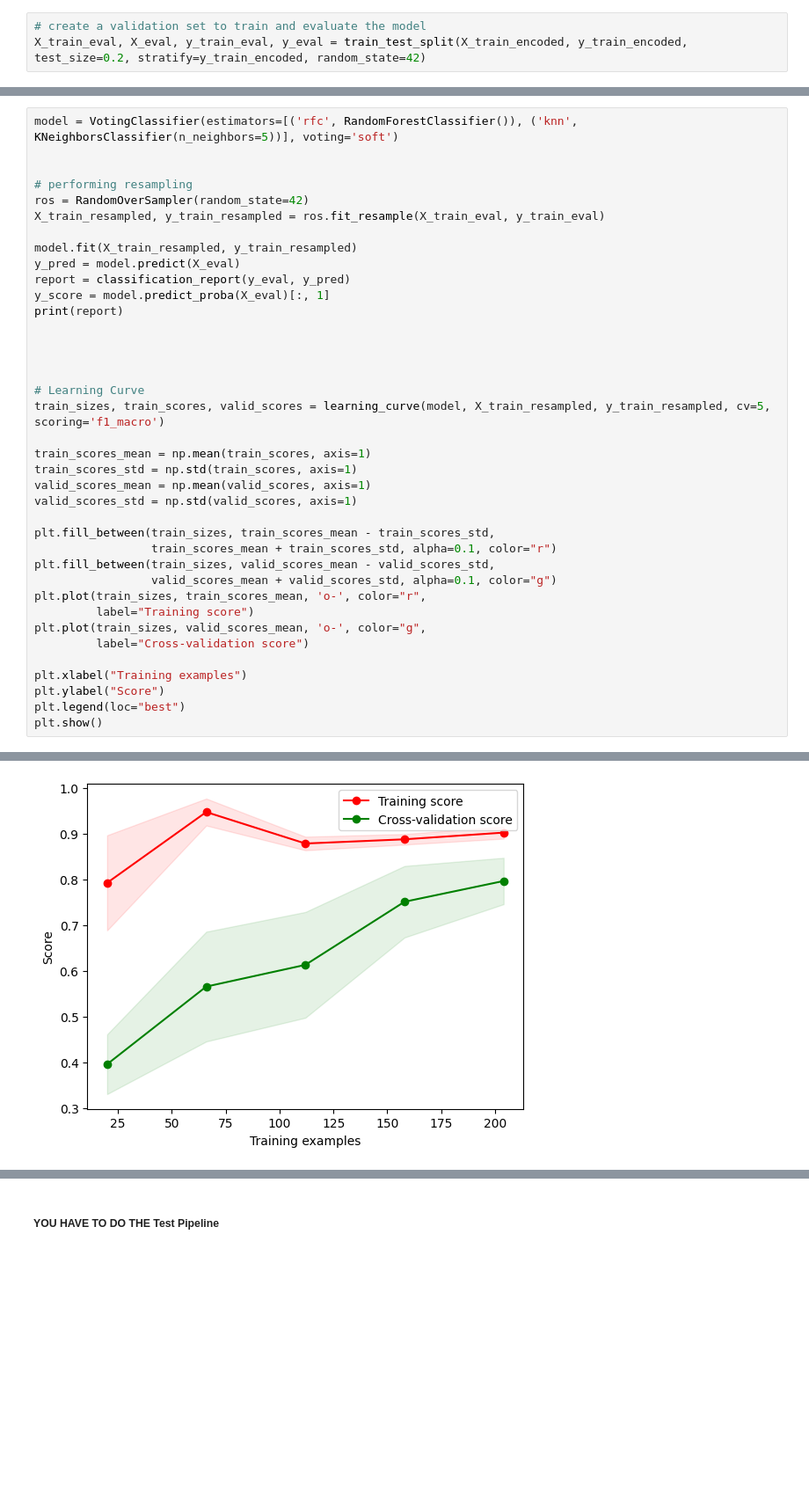
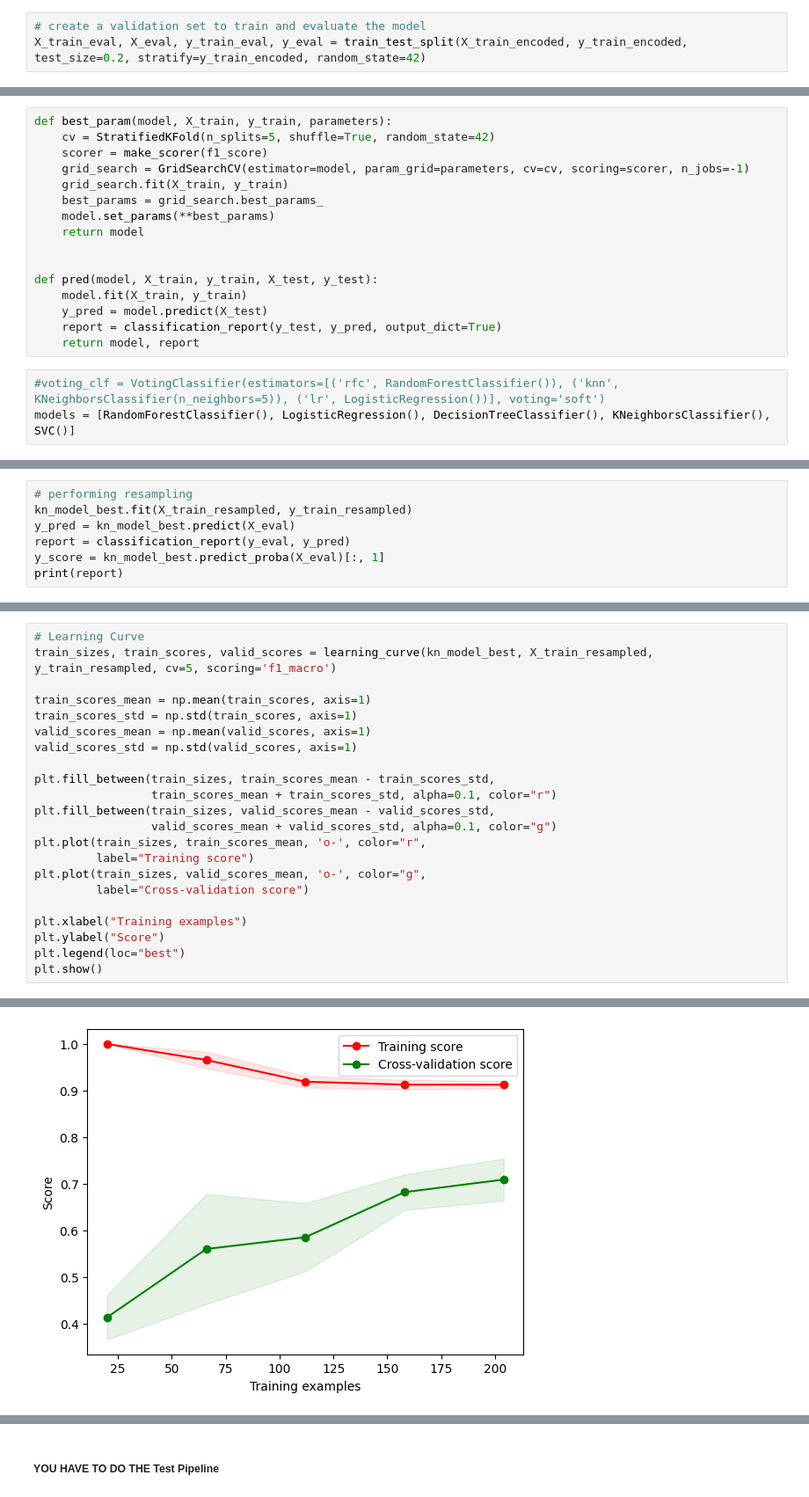
Before and after one commit to daniocionini/Prediction-Model-Breast-Cancer-Recurrence, a Jupyter notebook: model_prediction_recurrence_breast_cancer.ipynb, the cells around one changed output, grey strips where cells are left out. Shown at 88% size. Cells and saved outputs as stored; diff of their text form; blank space fills up the shorter version.

```diff
--- a/model_prediction_recurrence_breast_cancer.ipynb
+++ b/model_prediction_recurrence_breast_cancer.ipynb
@@ -251,0 +109,19 @@ highlighted
+# %%
+def best_param(model, X_train, y_train, parameters):
+    cv = StratifiedKFold(n_splits=5, shuffle=True, random_state=42)
+    scorer = make_scorer(f1_score)
+    grid_search = GridSearchCV(estimator=model, param_grid=parameters, cv=cv, scoring=scorer, n_jobs=-1)
+    grid_search.fit(X_train, y_train)
+    best_params = grid_search.best_params_
+    model.set_params(**best_params)
+    return model
+
+
+def pred(model, X_train, y_train, X_test, y_test):
+    model.fit(X_train, y_train)
+    y_pred = model.predict(X_test)
+    report = classification_report(y_test, y_pred, output_dict=True)
+    return model, report
+# %%
+#voting_clf = VotingClassifier(estimators=[('rfc', RandomForestClassifier()), ('knn', KNeighborsClassifier(n_neighbors=5)), ('lr', LogisticRegression())], voting='soft')
+models = [RandomForestClassifier(), LogisticRegression(), DecisionTreeClassifier(), KNeighborsClassifier(), SVC()]
@@ -251,0 +223,7 @@ highlighted
+# %%
+# performing resampling
+kn_model_best.fit(X_train_resampled, y_train_resampled)
+y_pred = kn_model_best.predict(X_eval)
+report = classification_report(y_eval, y_pred)
+y_score = kn_model_best.predict_proba(X_eval)[:, 1]
+print(report)
@@ -252,22 +348,6 @@ highlighted
 # %%
-model = VotingClassifier(estimators=[('rfc', RandomForestClassifier()), ('knn', KNeighborsClassifier(n_neighbors=5))], voting='soft')
-
-
-# performing resampling
-ros = RandomOverSampler(random_state=42)
-X_train_resampled, y_train_resampled = ros.fit_resample(X_train_eval, y_train_eval)
-
-model.fit(X_train_resampled, y_train_resampled)
-y_pred = model.predict(X_eval)
-report = classification_report(y_eval, y_pred)
-y_score = model.predict_proba(X_eval)[:, 1]
-print(report)
-
-
-
-
 # Learning Curve
-train_sizes, train_scores, valid_scores = learning_curve(model, X_train_resampled, y_train_resampled, cv=5, scoring='f1_macro')
+train_sizes, train_scores, valid_scores = learning_curve(kn_model_best, X_train_resampled, y_train_resampled, cv=5, scoring='f1_macro')
 
 train_scores_mean = np.mean(train_scores, axis=1)
 train_scores_std = np.std(train_scores, axis=1)
@@ -299,4 +371,4 @@ weighted avg       0.81      0.80      0.81        46
-[figure, old version]
+[figure, new version]
 # %%
 from sklearn.metrics import precision_recall_curve
 from sklearn.metrics import average_precision_score
```
Also changed, not shown: parts of 37 cells of this notebook, 1 other file.
